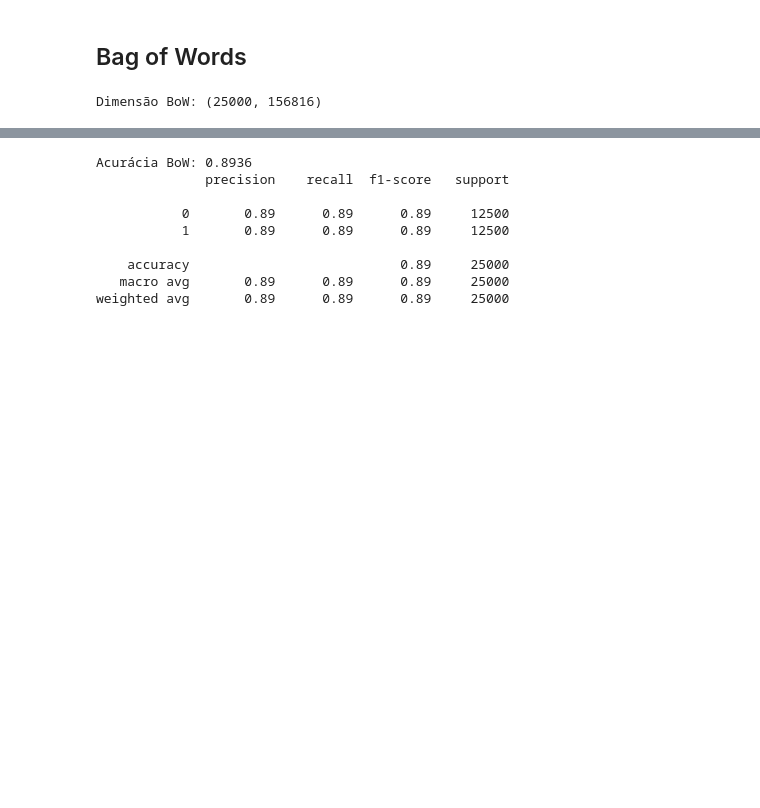
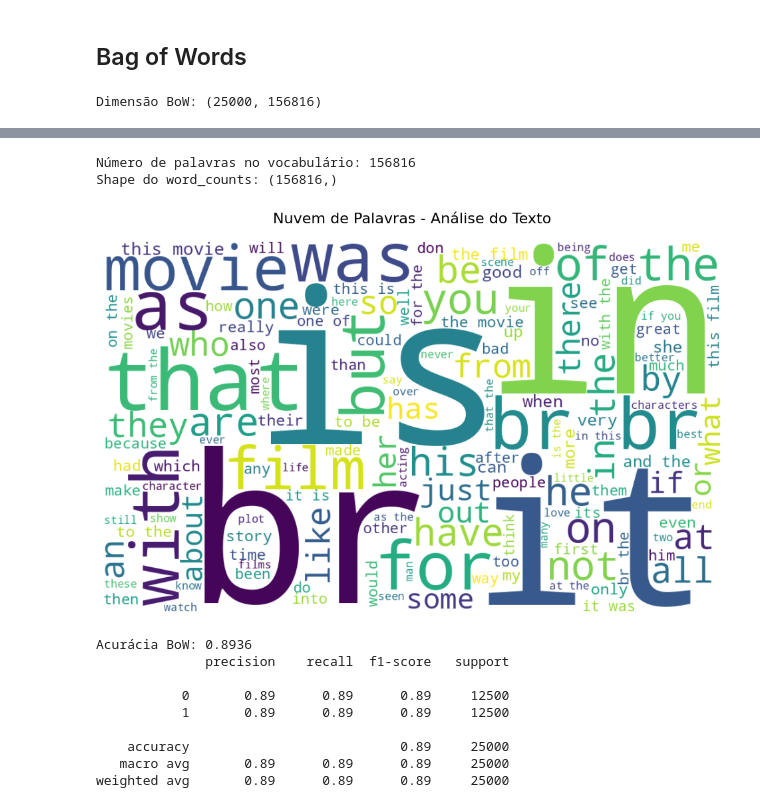
Before and after one commit to mariaclaraps/projeto-ciencia-dos-dados, a Jupyter notebook: notebooks/pln.ipynb, the cells around one changed output, grey strips where cells are left out. Drawn from its saved outputs; the diff is of its cells as text; code cells hidden in the pictures; blank space fills up the shorter version.

```diff
--- a/notebooks/pln.ipynb
+++ b/notebooks/pln.ipynb
@@ -69,3 +126,37 @@ Dimensão BoW: (25000, 156816)
+# %%
+from wordcloud import WordCloud
+
+# 1. PRIMEIRO: Extrair as palavras e frequências da sua matriz BoW
+words = vectorizer_bow.get_feature_names_out()  # Nomes das features (palavras)
+word_counts = np.array(X_train_bow.sum(axis=0)).flatten()  # Soma total de cada palavra
+
+# 2. Verificar se as variáveis foram criadas
+print(f"Número de palavras no vocabulário: {len(words)}")
+print(f"Shape do word_counts: {word_counts.shape}")
+
+# 3. AGORA criar o dicionário para a wordcloud
+freq_dict = dict(zip(words, word_counts))
+
+# 4. Criar a wordcloud
+plt.figure(figsize=(12, 8))
+wordcloud = WordCloud(
+    width=1000,
+    height=600,
+    background_color='white',
+    max_words=150,
+    colormap='viridis',
+    contour_width=1,
+    contour_color='steelblue'
+).generate_from_frequencies(freq_dict)
+
+plt.imshow(wordcloud, interpolation='bilinear')
+plt.axis('off')
+plt.title('Nuvem de Palavras - Análise do Texto', fontsize=16, pad=20)
+plt.show()
+# %% [output]
+Número de palavras no vocabulário: 156816
+Shape do word_counts: (156816,)
+[figure, added]
 # %%
 modelo_bow = LogisticRegression(max_iter=1000)
 modelo_bow.fit(X_train_bow, y_train)
```
Also changed, not shown: parts of 6 cells of this notebook, 1 other file.
